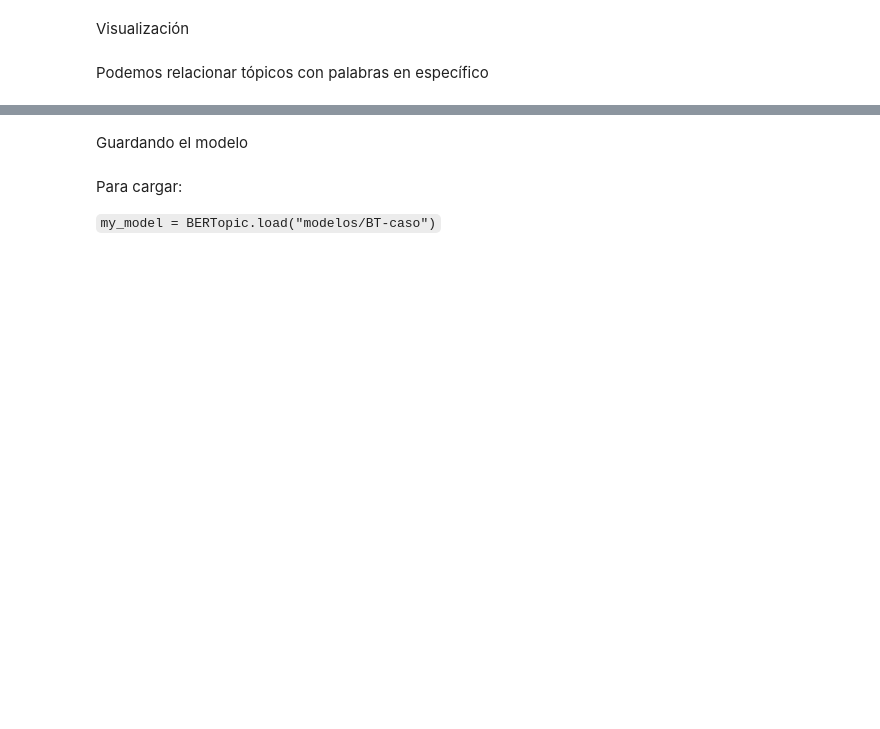
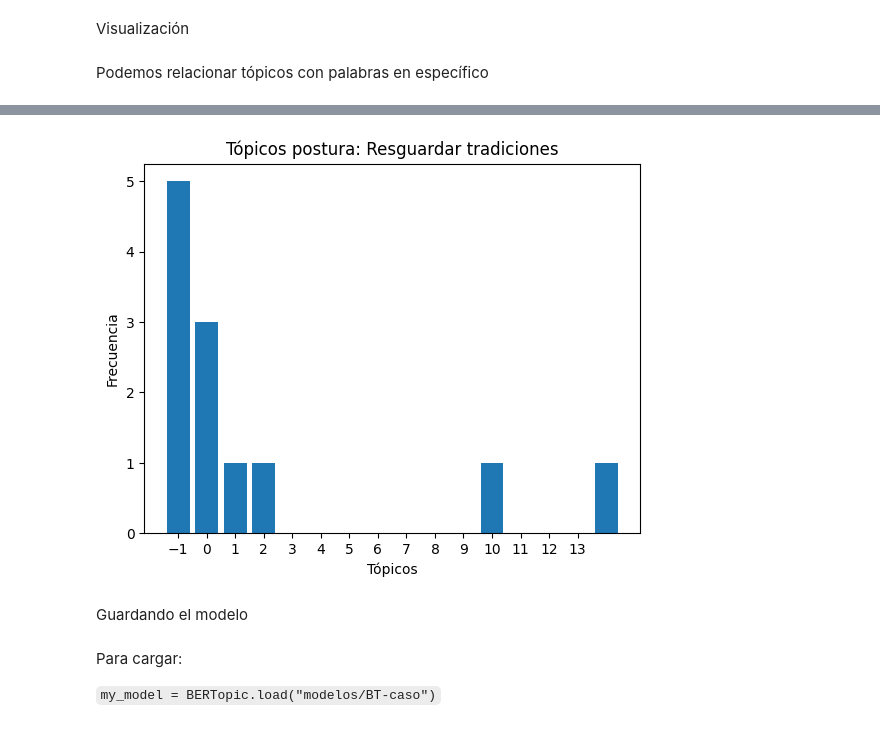
Before and after one commit to camilocarvajalreyes/ethicapp-nlp, a Jupyter notebook: topic-modelling/BT_adela.ipynb, the cells around one changed output, grey strips where cells are left out. Saved outputs shown, nothing was run; the diff lists cells and outputs as text; code cells hidden in the pictures; blank space fills up the shorter version.

```diff
--- a/topic-modelling/BT_adela.ipynb
+++ b/topic-modelling/BT_adela.ipynb
@@ -181,0 +198,2 @@ Tópicos relevantes para concepto: integridad
+# %%
+output_sel6 = model.transform(df_to_list(df_test[df_test['sel']==6],'comment',tokenizador))
@@ -182,3 +232,24 @@ Tópicos relevantes para concepto: integridad
+# %%
+counts = get_element_frequency(output_sel6[0])
+
+# Switching to the OO-interface. You can do all of this with "plt" as well.
+fig, ax = plt.subplots()
+
+keys = counts.keys()
+values = counts.values()
+
+plt.bar(keys, values)
+
+custom_ticks = list(range(-1,max(output_sel6[0])))
+plt.xticks(custom_ticks)
+
+plt.xlabel('Tópicos')
+plt.ylabel('Frecuencia')
+plt.title('Tópicos postura: {}'.format(op_right))
+
+plt.show()
+# %% [output]
+[figure, added]
 # %% [markdown]
 Guardando el modelo
 # %%
```
Also changed, not shown: parts of 16 cells of this notebook.
